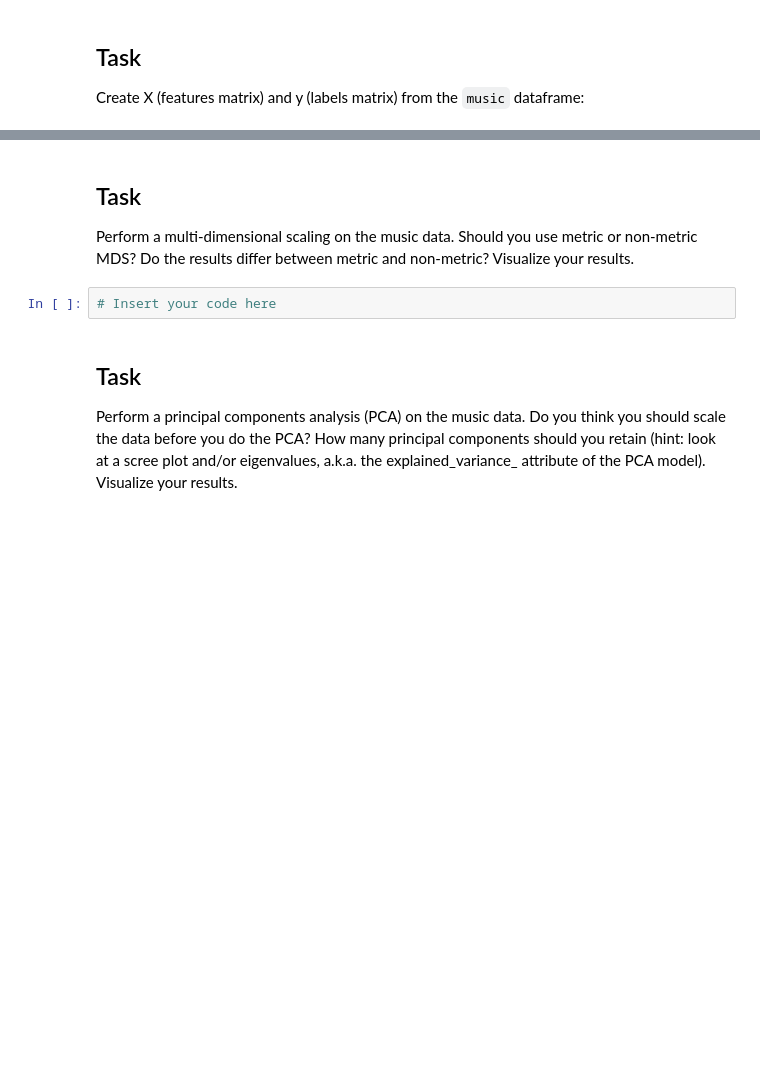
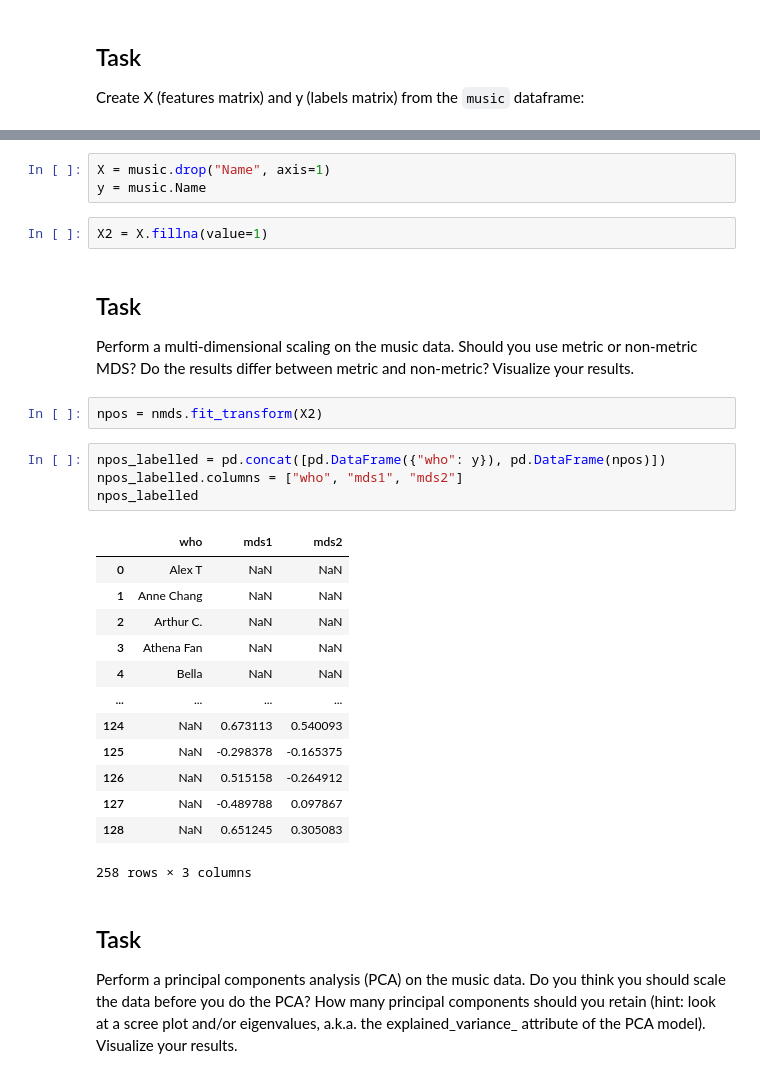
Before and after one commit to Mattcalcaterra/si618classwork, a Jupyter notebook: inclass/SI_618_Day_09_Dimension_Reduction_Inclass-1.ipynb, the cells around one changed output, grey strips where cells are left out. Drawn from its saved outputs; the diff is of its cells as text; blank space fills up the shorter version.

```diff
--- a/inclass/SI_618_Day_09_Dimension_Reduction_Inclass-1.ipynb
+++ b/inclass/SI_618_Day_09_Dimension_Reduction_Inclass-1.ipynb
@@ -429,9 +480,32 @@ Create X (features matrix) and y (labels matrix) from the `music` dataframe:
+# %%
+X = music.drop("Name", axis=1)
+y = music.Name
+# %%
+X2 = X.fillna(value=1)
 # %% [markdown]
 ## Task
 Perform a multi-dimensional scaling on the music data.  Should you use metric or non-metric MDS?  Do the
 results differ between metric and non-metric?  Visualize your results.
-# %%
-# Insert your code here
+# %%
+npos = nmds.fit_transform(X2)
+# %%
+npos_labelled = pd.concat([pd.DataFrame({"who": y}), pd.DataFrame(npos)])
+npos_labelled.columns = ["who", "mds1", "mds2"]
+npos_labelled
+# %% [output]
+|  | who | mds1 | mds2 |
+| 0 | Alex T | NaN | NaN |
+| 1 | Anne Chang | NaN | NaN |
+| 2 | Arthur C. | NaN | NaN |
+| 3 | Athena Fan | NaN | NaN |
+| 4 | Bella | NaN | NaN |
+| ... | ... | ... | ... |
+| 124 | NaN | 0.673113 | 0.540093 |
+| 125 | NaN | -0.298378 | -0.165375 |
+| 126 | NaN | 0.515158 | -0.264912 |
+| 127 | NaN | -0.489788 | 0.097867 |
+| 128 | NaN | 0.651245 | 0.305083 |
+258 rows × 3 columns
 # %% [markdown]
 ## Task
 Perform a principal components analysis (PCA) on the music data.  Do you think you should scale the data before you
```
Also changed, not shown: parts of 18 cells of this notebook, 1 other file.
